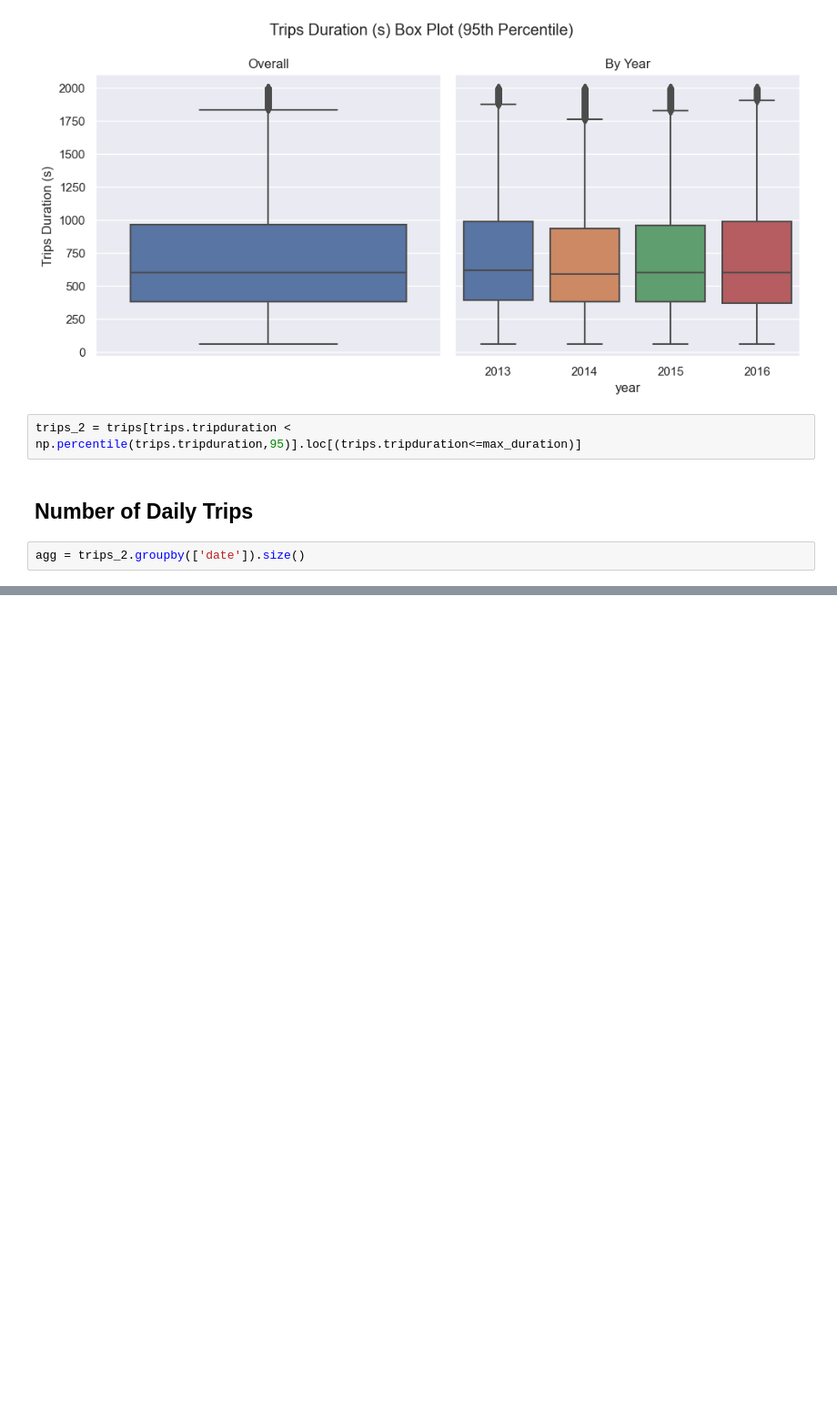
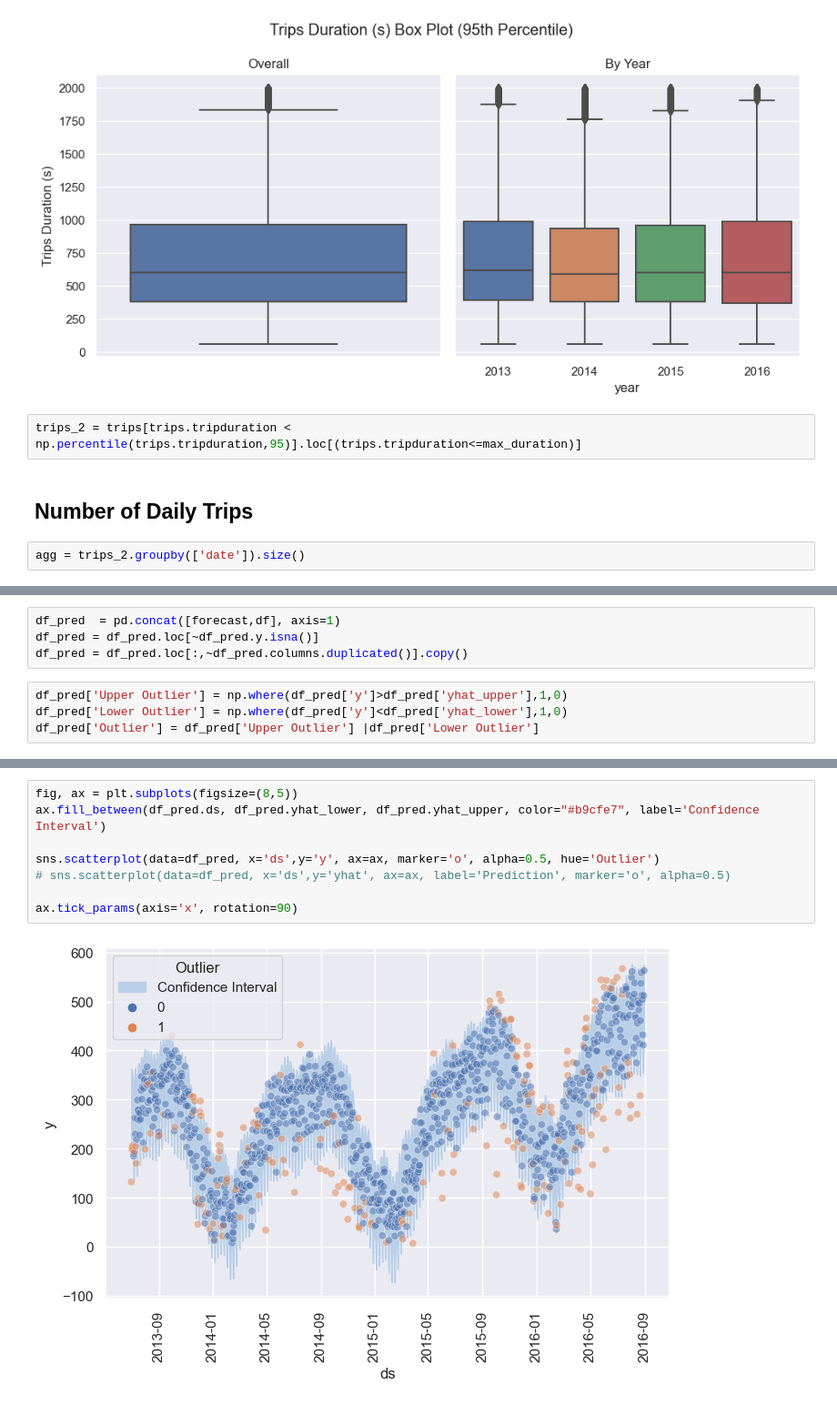
Before and after one commit to scunden/citi-bike, a Jupyter notebook: EDA-notebook.ipynb, the cells around one changed output, grey strips where cells are left out. Shown: that part at 91% size. Saved outputs shown, nothing was run; the diff lists cells and outputs as text; blank space fills up the shorter version.

```diff
--- a/EDA-notebook.ipynb
+++ b/EDA-notebook.ipynb
@@ -193,0 +216,8 @@ sns.scatterplot(agg)
+# %%
+df_pred  = pd.concat([forecast,df], axis=1)
+df_pred = df_pred.loc[~df_pred.y.isna()]
+df_pred = df_pred.loc[:,~df_pred.columns.duplicated()].copy()
+# %%
+df_pred['Upper Outlier'] = np.where(df_pred['y']>df_pred['yhat_upper'],1,0)
+df_pred['Lower Outlier'] = np.where(df_pred['y']<df_pred['yhat_lower'],1,0)
+df_pred['Outlier'] = df_pred['Upper Outlier'] |df_pred['Lower Outlier']
@@ -193,0 +228,10 @@ sns.scatterplot(agg)
+# %%
+fig, ax = plt.subplots(figsize=(8,5))
+ax.fill_between(df_pred.ds, df_pred.yhat_lower, df_pred.yhat_upper, color="#b9cfe7", label='Confidence Interval')
+
+sns.scatterplot(data=df_pred, x='ds',y='y', ax=ax, marker='o', alpha=0.5, hue='Outlier')
+# sns.scatterplot(data=df_pred, x='ds',y='yhat', ax=ax, label='Prediction', marker='o', alpha=0.5)
+
+ax.tick_params(axis='x', rotation=90)
+# %% [output]
+[figure, added]
```
Also changed, not shown: parts of 13 cells of this notebook.
